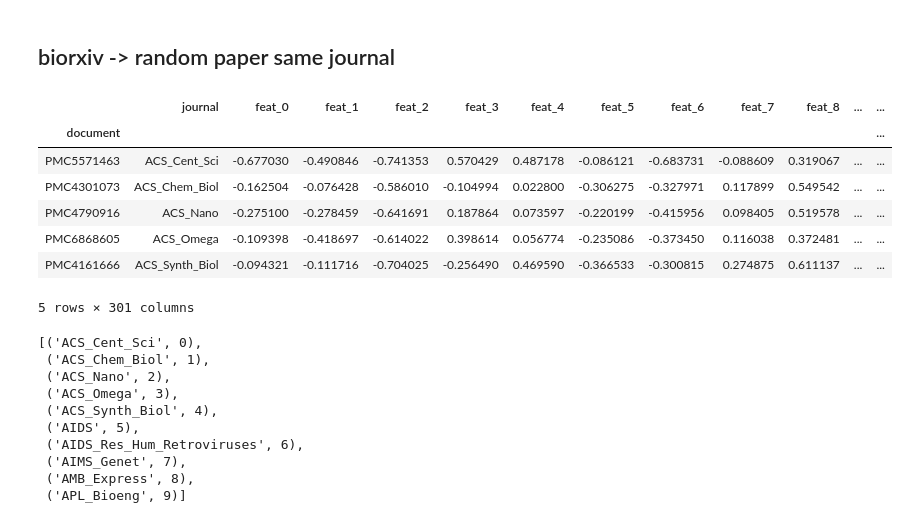
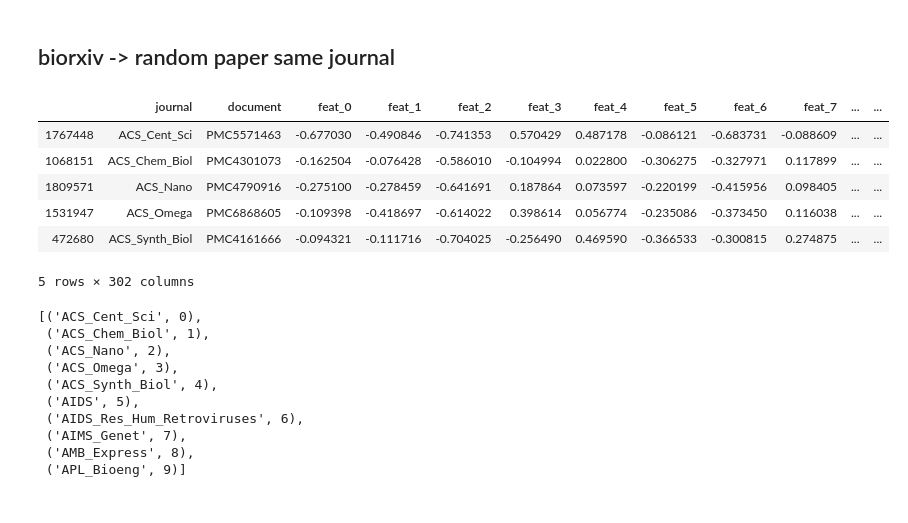
Before and after one commit to greenelab/annorxiver, a Jupyter notebook: biorxiv/article_distances/biorxiv_article_distances.ipynb, the cells around one changed output. Drawn from its saved outputs; the diff is of its cells as text; code cells hidden in the pictures.

```diff
--- a/biorxiv/article_distances/biorxiv_article_distances.ipynb
+++ b/biorxiv/article_distances/biorxiv_article_distances.ipynb
@@ -198,23 +200,21 @@ articles_distance_df.head()
 # %%
 PMC_off_published = (
     pmc_journal_mapped_df
     .drop("doi", axis=1)
-    .query(f"document not in {biorxiv_published.reset_index().pmcid.tolist()}")
+    .query(f"document not in {biorxiv_published.index.tolist()}")
     .query(f"journal in {articles_distance_df.journal.unique().tolist()}")
     .groupby("journal", group_keys=False)
     .apply(lambda x: x.sample(1, random_state=100))
-    .set_index("document")
 )
 PMC_off_published.head()
 # %% [output]
-|  | journal | feat_0 | feat_1 | feat_2 | feat_3 | feat_4 | feat_5 | feat_6 | feat_7 | feat_8 | ... | ... |
-| document |  |  |  |  |  |  |  |  |  |  |  | ... |
-| PMC5571463 | ACS_Cent_Sci | -0.677030 | -0.490846 | -0.741353 | 0.570429 | 0.487178 | -0.086121 | -0.683731 | -0.088609 | 0.319067 | ... | ... |
-| PMC4301073 | ACS_Chem_Biol | -0.162504 | -0.076428 | -0.586010 | -0.104994 | 0.022800 | -0.306275 | -0.327971 | 0.117899 | 0.549542 | ... | ... |
-| PMC4790916 | ACS_Nano | -0.275100 | -0.278459 | -0.641691 | 0.187864 | 0.073597 | -0.220199 | -0.415956 | 0.098405 | 0.519578 | ... | ... |
-| PMC6868605 | ACS_Omega | -0.109398 | -0.418697 | -0.614022 | 0.398614 | 0.056774 | -0.235086 | -0.373450 | 0.116038 | 0.372481 | ... | ... |
-| PMC4161666 | ACS_Synth_Biol | -0.094321 | -0.111716 | -0.704025 | -0.256490 | 0.469590 | -0.366533 | -0.300815 | 0.274875 | 0.611137 | ... | ... |
+|  | journal | document | feat_0 | feat_1 | feat_2 | feat_3 | feat_4 | feat_5 | feat_6 | feat_7 | ... | ... |
+| 1767448 | ACS_Cent_Sci | PMC5571463 | -0.677030 | -0.490846 | -0.741353 | 0.570429 | 0.487178 | -0.086121 | -0.683731 | -0.088609 | ... | ... |
+| 1068151 | ACS_Chem_Biol | PMC4301073 | -0.162504 | -0.076428 | -0.586010 | -0.104994 | 0.022800 | -0.306275 | -0.327971 | 0.117899 | ... | ... |
+| 1809571 | ACS_Nano | PMC4790916 | -0.275100 | -0.278459 | -0.641691 | 0.187864 | 0.073597 | -0.220199 | -0.415956 | 0.098405 | ... | ... |
+| 1531947 | ACS_Omega | PMC6868605 | -0.109398 | -0.418697 | -0.614022 | 0.398614 | 0.056774 | -0.235086 | -0.373450 | 0.116038 | ... | ... |
+| 472680 | ACS_Synth_Biol | PMC4161666 | -0.094321 | -0.111716 | -0.704025 | -0.256490 | 0.469590 | -0.366533 | -0.300815 | 0.274875 | ... | ... |
-5 rows × 301 columns
+5 rows × 302 columns
 # %%
 journal_mapper = {
     journal:col
```
Also changed, not shown: parts of 15 cells of this notebook, 15 other files.
